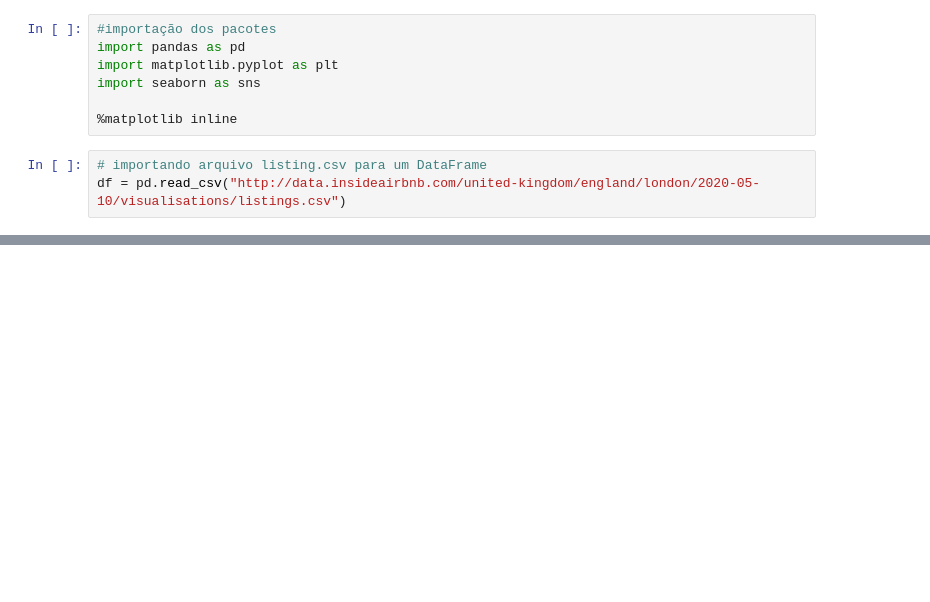
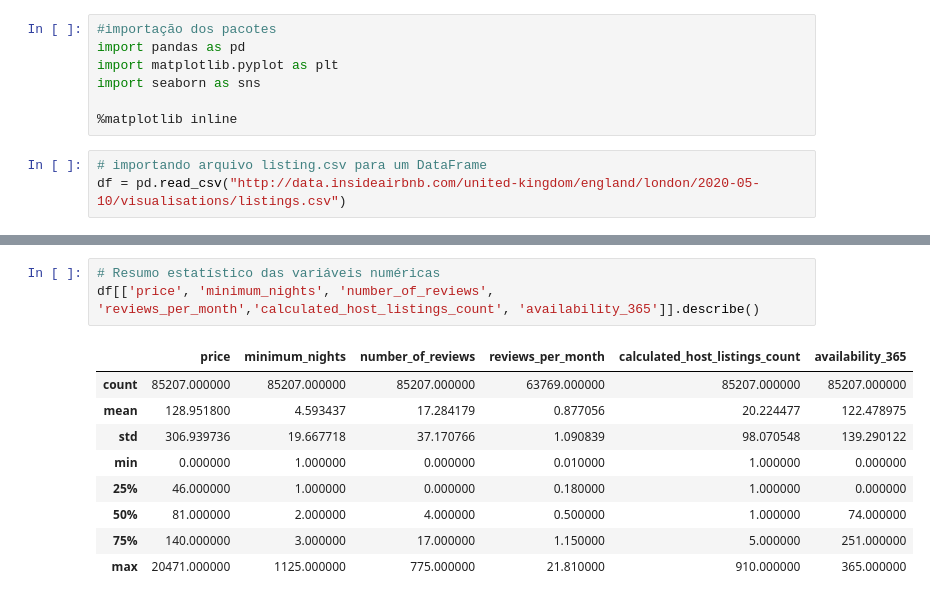
Before and after one commit to gorselli14/Portifolio_Projetos, a Jupyter notebook: Análise_dos_dados_do_Airbnb_(Londres).ipynb, the cells around one changed output, grey strips where cells are left out. Saved outputs shown, nothing was run; the diff lists cells and outputs as text; blank space fills up the shorter version.

```diff
--- a/Análise_dos_dados_do_Airbnb_(Londres).ipynb
+++ b/Análise_dos_dados_do_Airbnb_(Londres).ipynb
@@ -34,0 +149,13 @@ df = pd.read_csv("http://data.insideairbnb.com/united-kingdom/england/london/202
+# %%
+# Resumo estatístico das variáveis numéricas
+df[['price', 'minimum_nights', 'number_of_reviews', 'reviews_per_month','calculated_host_listings_count', 'availability_365']].describe()
+# %% [output]
+|  | price | minimum_nights | number_of_reviews | reviews_per_month | calculated_host_listings_count | availability_365 |
+| count | 85207.000000 | 85207.000000 | 85207.000000 | 63769.000000 | 85207.000000 | 85207.000000 |
+| mean | 128.951800 | 4.593437 | 17.284179 | 0.877056 | 20.224477 | 122.478975 |
+| std | 306.939736 | 19.667718 | 37.170766 | 1.090839 | 98.070548 | 139.290122 |
+| min | 0.000000 | 1.000000 | 0.000000 | 0.010000 | 1.000000 | 0.000000 |
+| 25% | 46.000000 | 1.000000 | 0.000000 | 0.180000 | 1.000000 | 0.000000 |
+| 50% | 81.000000 | 2.000000 | 4.000000 | 0.500000 | 1.000000 | 74.000000 |
+| 75% | 140.000000 | 3.000000 | 17.000000 | 1.150000 | 5.000000 | 251.000000 |
+| max | 20471.000000 | 1125.000000 | 775.000000 | 21.810000 | 910.000000 | 365.000000 |
```
Also changed, not shown: parts of 15 cells of this notebook.
